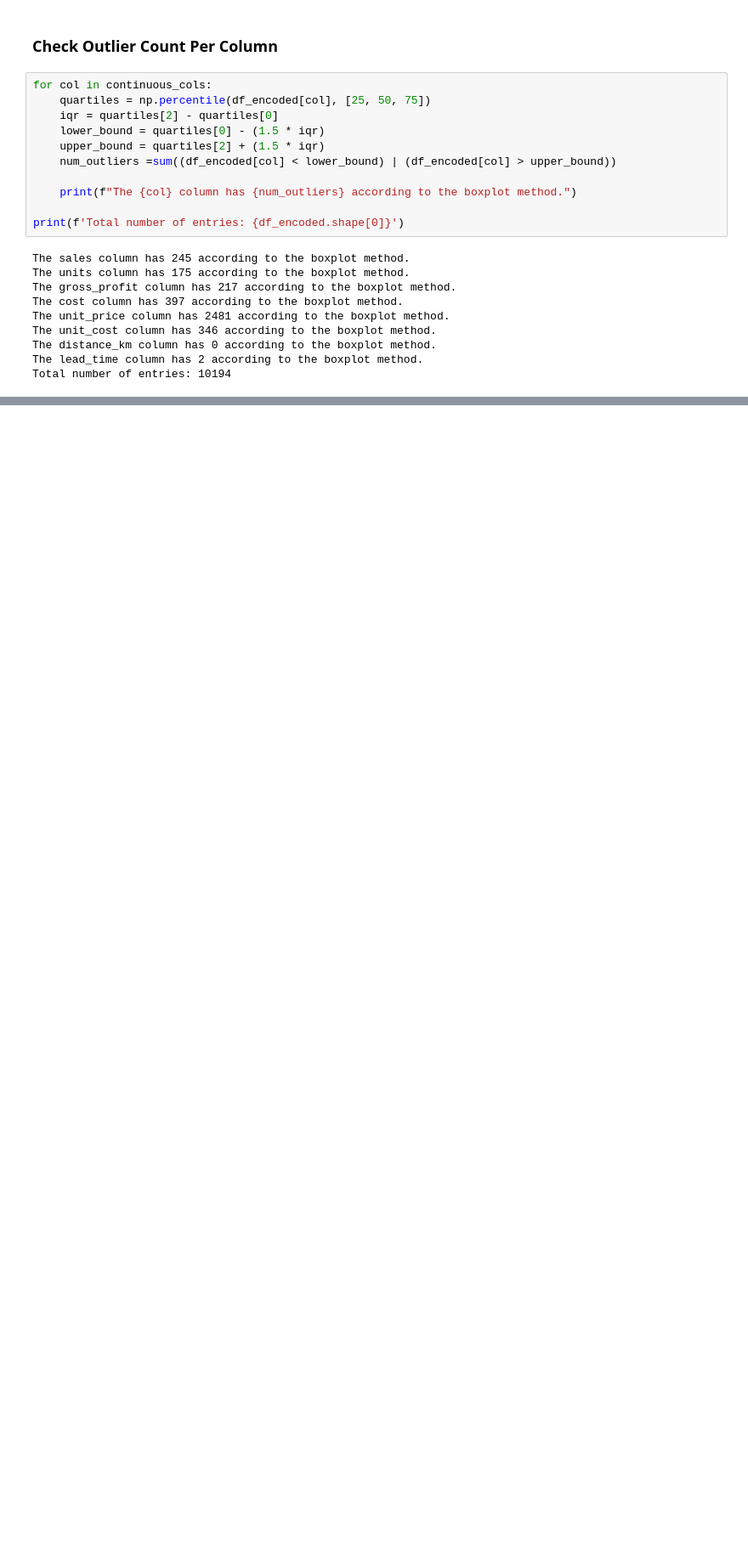
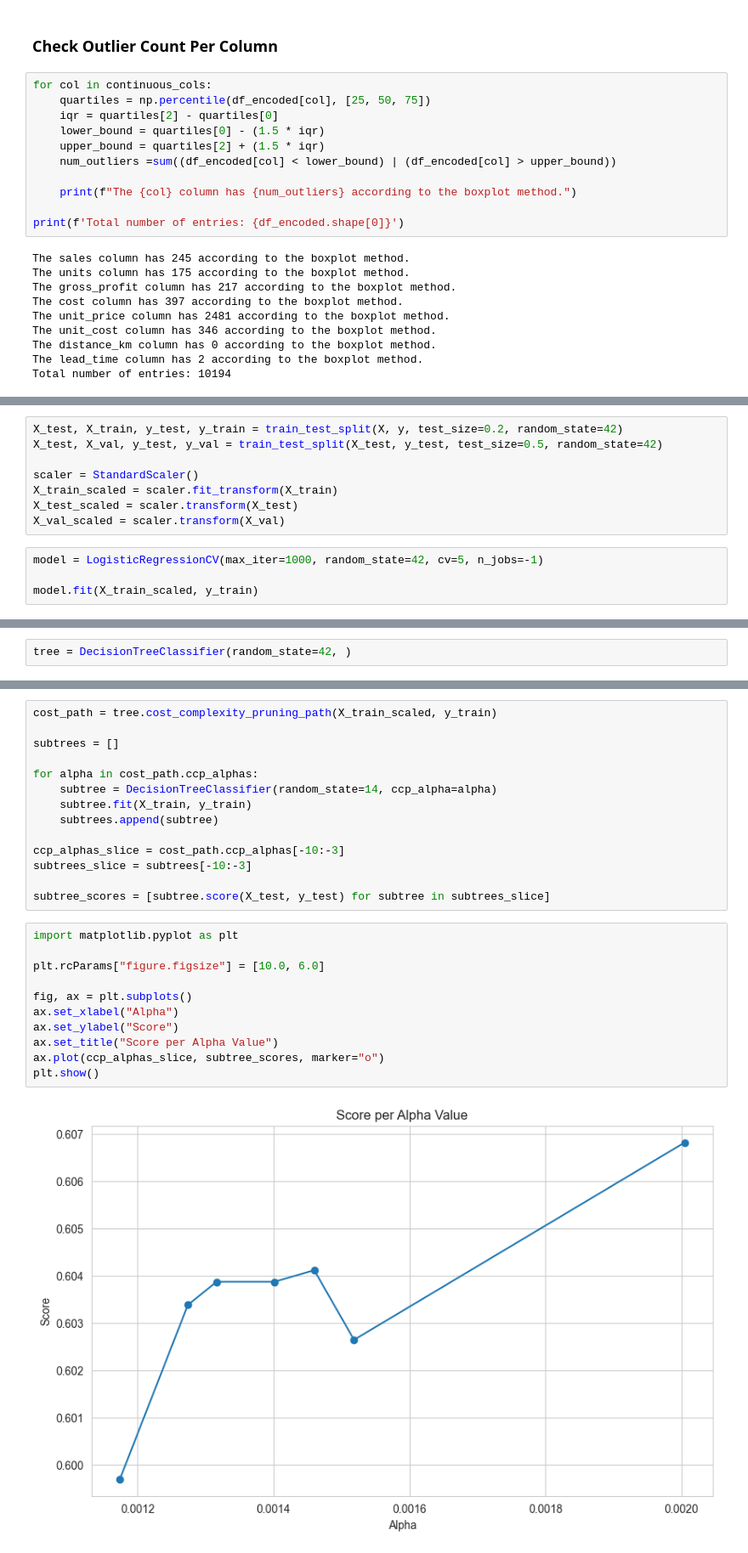
Before and after one commit to jastro-dev/operational-efficiency-and-predictive-analytics-candy-distribution, a Jupyter notebook: main_notebook.ipynb, the cells around one changed output, grey strips where cells are left out. Shown at 85% size. Drawn from its saved outputs; the diff is of its cells as text; blank space fills up the shorter version.

```diff
--- a/main_notebook.ipynb
+++ b/main_notebook.ipynb
@@ -1276,0 +1395,12 @@ Total number of entries: 10194
+# %%
+X_test, X_train, y_test, y_train = train_test_split(X, y, test_size=0.2, random_state=42)
+X_test, X_val, y_test, y_val = train_test_split(X_test, y_test, test_size=0.5, random_state=42)
+
+scaler = StandardScaler()
+X_train_scaled = scaler.fit_transform(X_train)
+X_test_scaled = scaler.transform(X_test)
+X_val_scaled = scaler.transform(X_val)
+# %%
+model = LogisticRegressionCV(max_iter=1000, random_state=42, cv=5, n_jobs=-1)
+
+model.fit(X_train_scaled, y_train)
@@ -1276,0 +1479,2 @@ Total number of entries: 10194
+# %%
+tree = DecisionTreeClassifier(random_state=42, )
@@ -1276,0 +1484,27 @@ Total number of entries: 10194
+# %%
+cost_path = tree.cost_complexity_pruning_path(X_train_scaled, y_train)
+
+subtrees = []
+
+for alpha in cost_path.ccp_alphas:
+    subtree = DecisionTreeClassifier(random_state=14, ccp_alpha=alpha)
+    subtree.fit(X_train, y_train)
+    subtrees.append(subtree)
+
+ccp_alphas_slice = cost_path.ccp_alphas[-10:-3]
+subtrees_slice = subtrees[-10:-3]
+
+subtree_scores = [subtree.score(X_test, y_test) for subtree in subtrees_slice]
+# %%
+import matplotlib.pyplot as plt
+
+plt.rcParams["figure.figsize"] = [10.0, 6.0]
+
+fig, ax = plt.subplots()
+ax.set_xlabel("Alpha")
+ax.set_ylabel("Score")
+ax.set_title("Score per Alpha Value")
+ax.plot(ccp_alphas_slice, subtree_scores, marker="o")
+plt.show()
+# %% [output]
+[figure, added]
```
Also changed, not shown: parts of 105 cells of this notebook, 1 other file.
